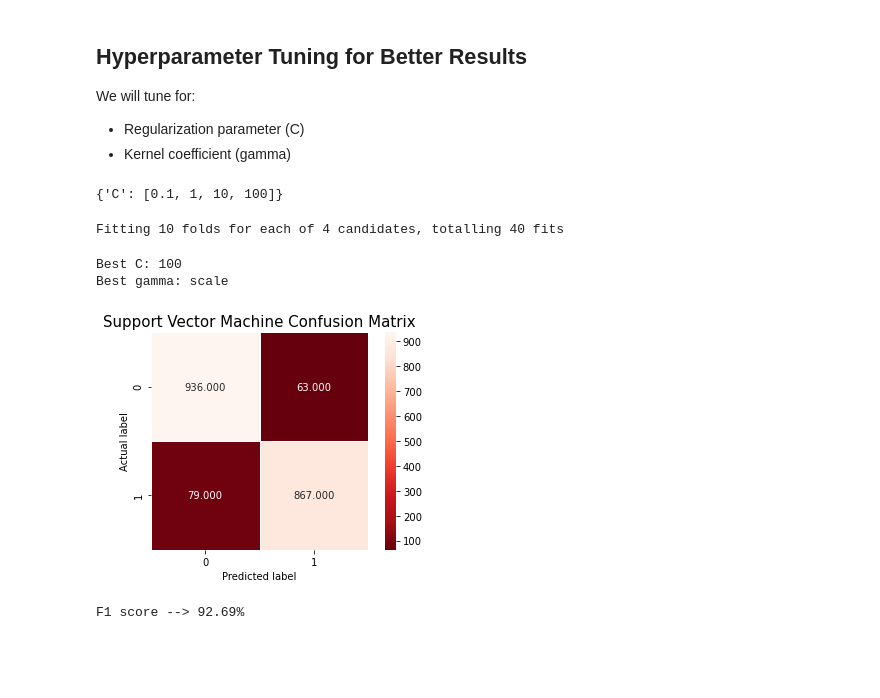
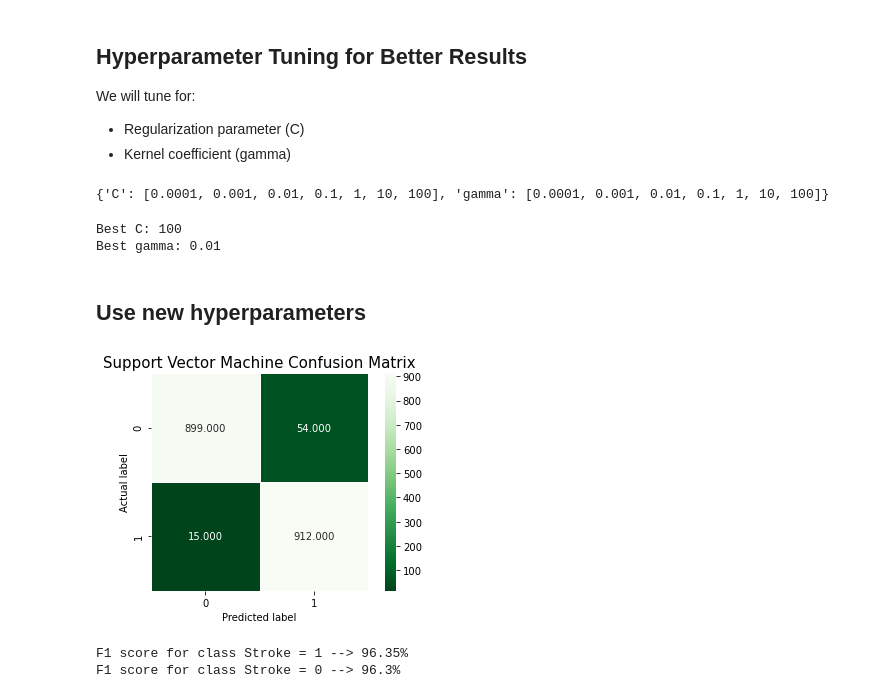
Before and after one commit to Purefekt/Predicting-Stroke-using-Various-Classification-Methods, a Jupyter notebook: [4]support_vector_machine.ipynb, the cells around one changed output. Saved outputs shown, nothing was run; the diff lists cells and outputs as text; code cells hidden in the pictures; blank space fills up the shorter version.

```diff
--- a/[4]support_vector_machine.ipynb
+++ b/[4]support_vector_machine.ipynb
@@ -20,10 +21,13 @@ y_test = pd.read_pickle('data/y_test.pkl')
 ## Implementing Basic Support Vector Machine
 # %%
 # model
-svm = SVC()
+svm = SVC(kernel='rbf',
+          C=1,
+          gamma=0.001,
+          random_state=1)
 
 # fit the model
-svm.fit(x_train, y_train)
+svm.fit(x_train, y_train),
 
 # prediction
 predictions = svm.predict(x_test)
@@ -52,37 +70,32 @@ We will tune for:
 - Kernel coefficient (gamma)
 # %%
 # Create a list of Regularization parameter values
-C = [0.1, 1, 10, 100]
+C = [0.0001, 0.001, 0.01, 0.1, 1, 10, 100]
 # create a list of gamma values
-# gamma = [0.0001, 0.001, 0.01, 0.1, 1, 10]
+gamma = [0.0001, 0.001, 0.01, 0.1, 1, 10, 100]
 
 #Convert to dictionary
-hyperparameters = dict(C=C)
+hyperparameters = dict(C=C, gamma=gamma)
 
 print(hyperparameters)
 # %% [output]
-{'C': [0.1, 1, 10, 100]}
+{'C': [0.0001, 0.001, 0.01, 0.1, 1, 10, 100], 'gamma': [0.0001, 0.001, 0.01, 0.1, 1, 10, 100]}
 # %%
 # Implement GridSearch to check and get the best hyperparameters
 
 # estimator = ML model to be tested
 # param_grid = dictionary of hyperparameters to be tested
-# scoring = the scoring metric, for this imbalanced classification task, i chose f1 macro
+# scoring = the scoring metric, for this imbalanced classification task, i chose f1
 # n_jobs = number of cores to be used in parallel, -1 means use all
 # cv = number of cross validation set elements
-# verbose = setting it to 2 will print updates to the terminal
-
 best_model = GridSearchCV(estimator=SVC(),
-                         param_grid=hyperparameters,
-                         scoring = 'f1_macro',
-                         n_jobs=-1,
-                         cv=10,
-                         verbose=2)
+                          param_grid=hyperparameters,
+                          scoring = 'f1',
+                          n_jobs=-1,
+                          cv=10)
 
 # Fit the model
 best_model = best_model.fit(x_train,y_train)
-# %% [output]
-Fitting 10 folds for each of 4 candidates, totalling 40 fits
 # %%
 C = best_model.best_estimator_.get_params()['C']
 gamma = best_model.best_estimator_.get_params()['gamma']
@@ -91,10 +104,15 @@ print(f'Best C: {C}')
 print(f'Best gamma: {gamma}')
 # %% [output]
 Best C: 100
-Best gamma: scale
+Best gamma: 0.01
+# %% [markdown]
+## Use new hyperparameters
 # %%
 # model
-svm = SVC(C=C)
+svm = SVC(kernel='rbf',
+          C=C,
+          gamma=gamma,
+          random_state=1)
 
 # fit the model
 svm.fit(x_train, y_train)
@@ -104,17 +122,20 @@ predictions = svm.predict(x_test)
 # %%
 cm = confusion_matrix(y_test, predictions)
 plt.figure()
-sns.heatmap(cm, annot=True, fmt=".3f", linewidths=.5, square = True, cmap = 'Reds_r');
+sns.heatmap(cm, annot=True, fmt=".3f", linewidths=.5, square = True, cmap = 'Greens_r');
 plt.ylabel('Actual label');
 plt.xlabel('Predicted label');
 plt.title('Support Vector Machine Confusion Matrix', size = 15);
 plt.show()
 # %% [output]
-[figure, old version]
+[figure, new version]
-# %%
-# Take F1 macro score as performance metric
-f1_macro_average = f1_score(y_test, predictions, average='macro')
-
-print(f'F1 score --> {round(f1_macro_average*100, 2)}%')
-# %% [output]
-F1 score --> 92.69%
+# %%
+# Performance
+f1_score_stroke = f1_score(y_true=y_test, y_pred=predictions, pos_label=1)
+f1_score_no_stroke= f1_score(y_true=y_test, y_pred=predictions, pos_label=0)
+
+print(f'F1 score for class Stroke = 1 --> {round(f1_score_stroke*100, 2)}%')
+print(f'F1 score for class Stroke = 0 --> {round(f1_score_no_stroke*100, 2)}%')
+# %% [output]
+F1 score for class Stroke = 1 --> 96.35%
+F1 score for class Stroke = 0 --> 96.3%
```
Also changed, not shown: parts of 6 cells of this notebook, 1 other file.
